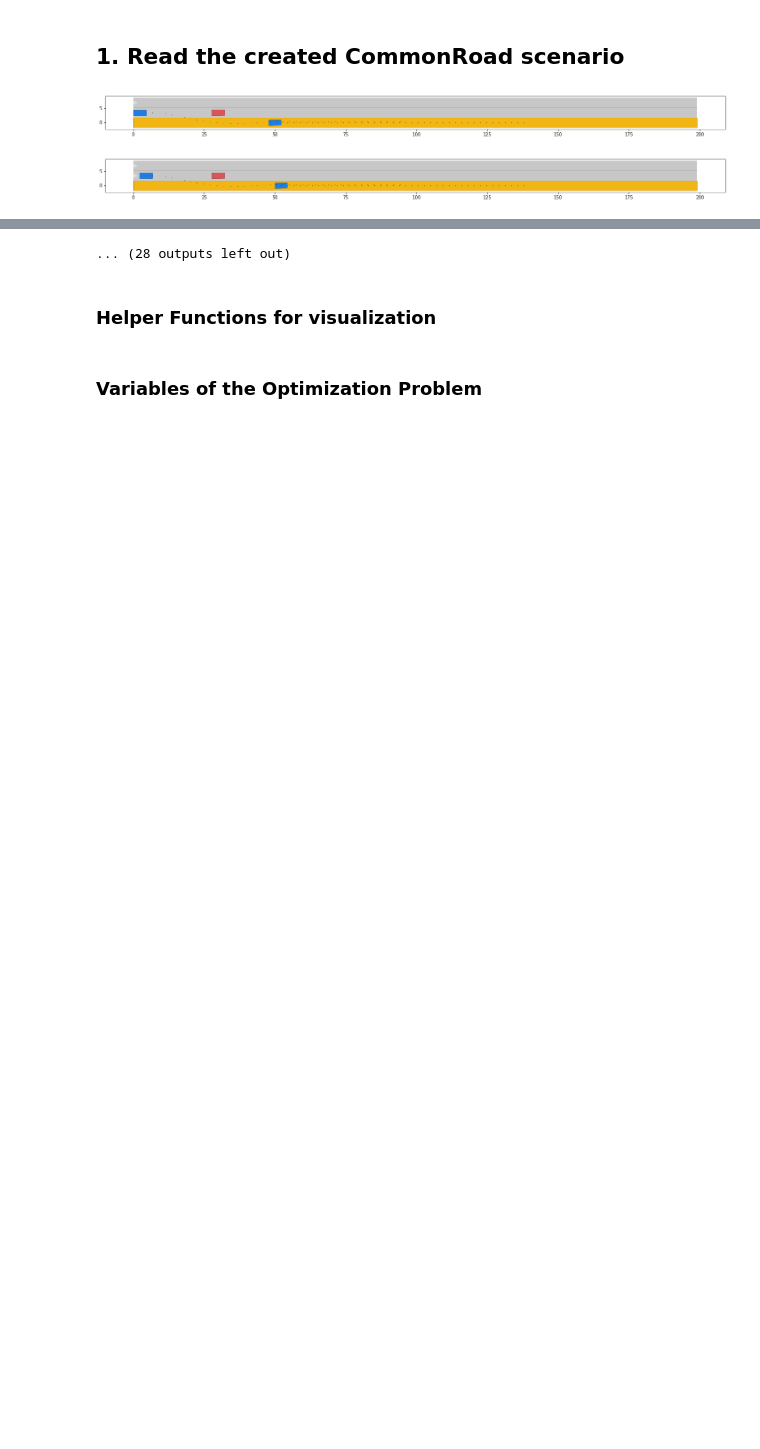
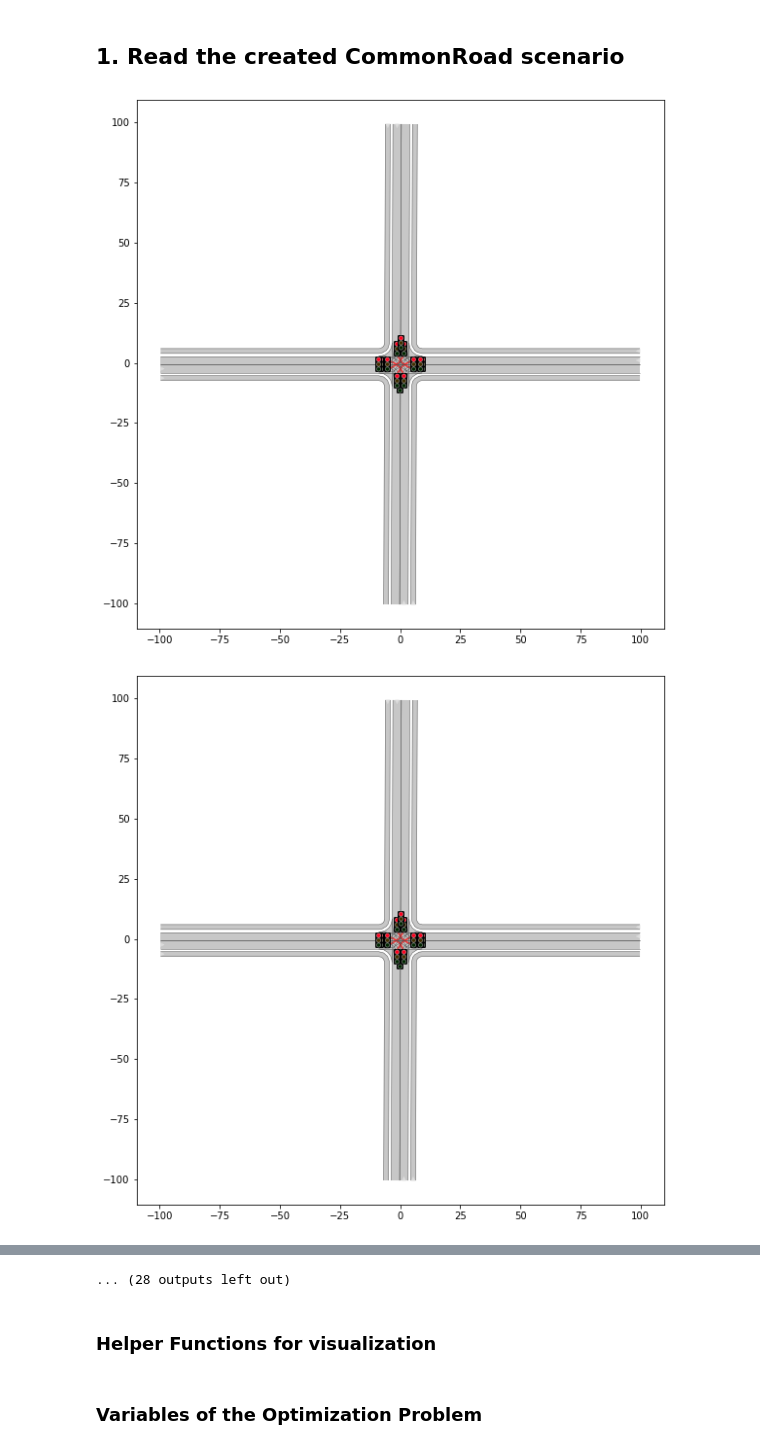
Before and after one commit to simzhi/CarlaPractices, a Jupyter notebook: commonroad_IO/Tutorial_2_Variational_Trajectory_Planning.ipynb, the cells around one changed output, grey strips where cells are left out. Drawn from its saved outputs; the diff is of its cells as text; code cells hidden in the pictures; blank space fills up the shorter version.

Commit message:
Change four way crossing

```diff
--- a/commonroad_IO/Tutorial_2_Variational_Trajectory_Planning.ipynb
+++ b/commonroad_IO/Tutorial_2_Variational_Trajectory_Planning.ipynb
@@ -3,22 +3,22 @@
 # %%
 %matplotlib inline
 import os
 import matplotlib.pyplot as plt
 from commonroad.common.file_reader import CommonRoadFileReader
 from commonroad.visualization.mp_renderer import MPRenderer
 
 # load the CommonRoad scenario that has been created in the CommonRoad tutorial
-file_path = os.path.join(os.getcwd(), '/home/zhihao/PycharmProjects/CarlaPractices/scenario_xml/ZAM_Tutorial-1_1_T-1.xml')
+file_path = os.path.join(os.getcwd(), '/home/zhihao/PycharmProjects/CarlaPractices/scenario_xml/four_way_crossing.xml')
 
 scenario, planning_problem_set = CommonRoadFileReader(file_path).open()
 
 # plot the scenario for each time step
 for i in range(0, 40):
     plt.figure(figsize=(25, 10))
     rnd = MPRenderer()
     scenario.draw(rnd, draw_params={'time_begin': i})
     planning_problem_set.draw(rnd)
     rnd.render()
 # %% [output]
-[figure, old version]
+[figure, new version]
-[figure, old version]
+[figure, new version]
```
Also changed, not shown: parts of 2 cells of this notebook, 7 other files.
